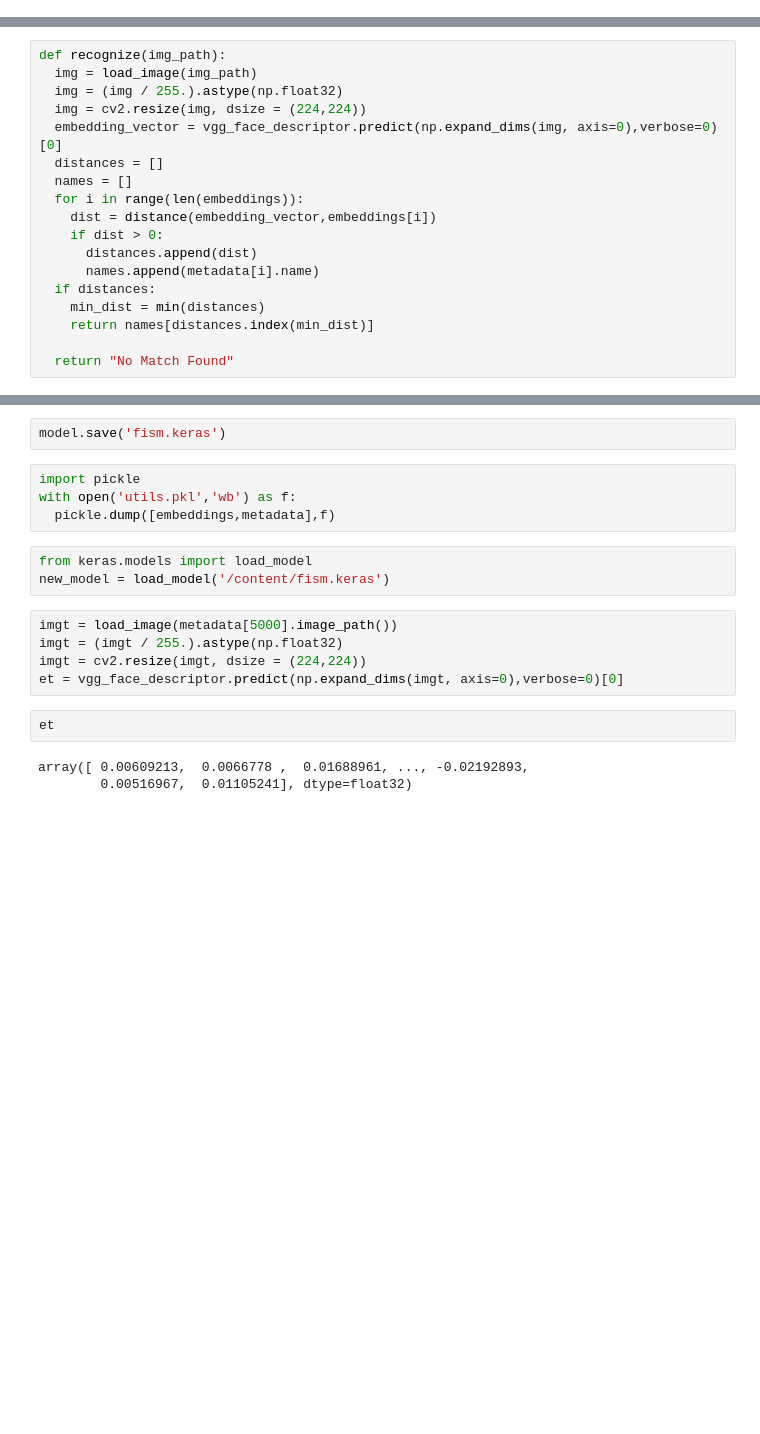
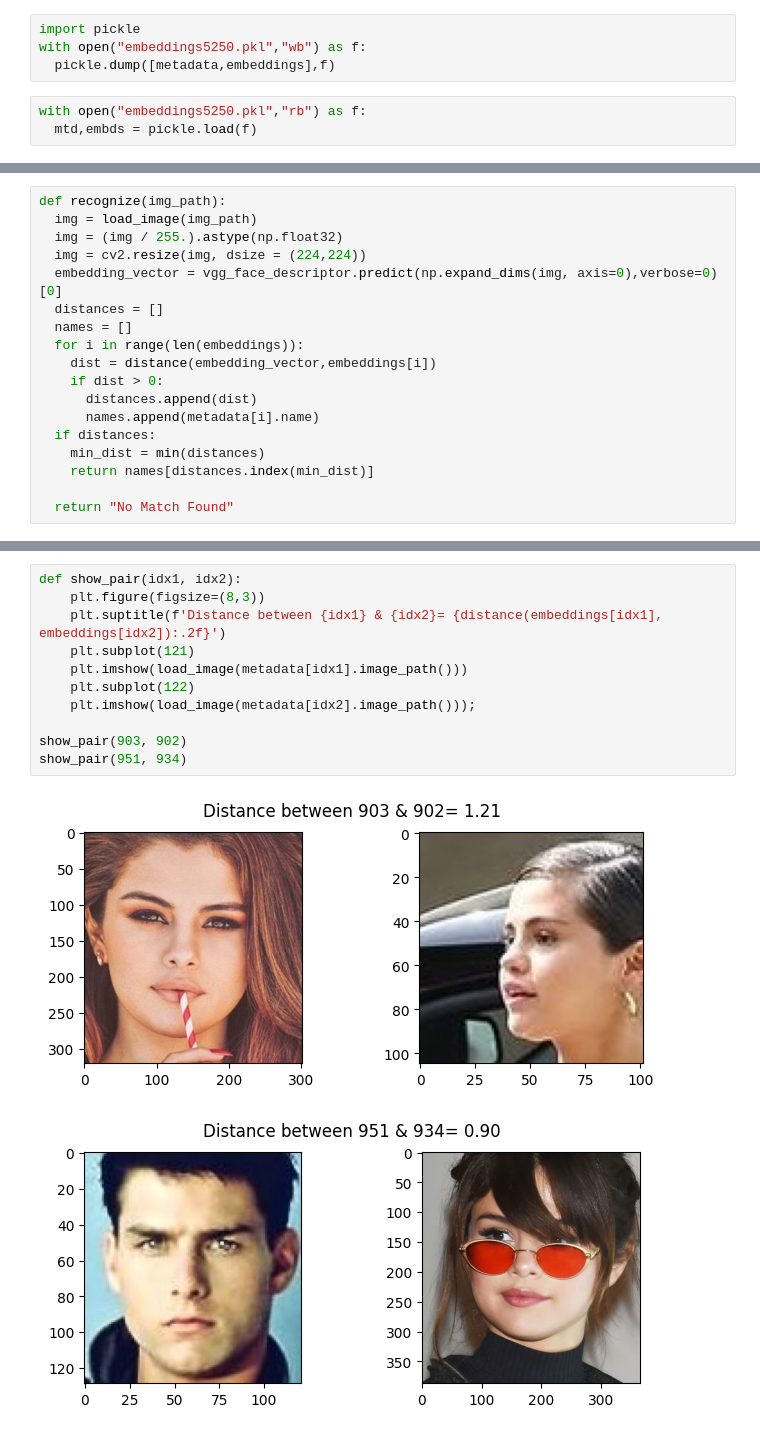
Before and after one commit to Dhruv-Limbani/Image-Similarity-Model, a Jupyter notebook: Face_Image_Similarity_Model_final_working.ipynb, the cells around one changed output, grey strips where cells are left out. Cells and saved outputs as stored; diff of their text form; blank space fills up the shorter version.

```diff
--- a/Face_Image_Similarity_Model_final_working.ipynb
+++ b/Face_Image_Similarity_Model_final_working.ipynb
@@ -211,0 +196,7 @@ def distance(emb1, emb2, threshold=0.8):
+# %%
+import pickle
+with open("embeddings5250.pkl","wb") as f:
+  pickle.dump([metadata,embeddings],f)
+# %%
+with open("embeddings5250.pkl","rb") as f:
+  mtd,embds = pickle.load(f)
@@ -234,19 +230,14 @@ pins_Amanda Crew
-# %%
-model.save('fism.keras')
-# %%
-import pickle
-with open('utils.pkl','wb') as f:
-  pickle.dump([embeddings,metadata],f)
-# %%
-from keras.models import load_model
-new_model = load_model('/content/fism.keras')
-# %%
-imgt = load_image(metadata[5000].image_path())
-imgt = (imgt / 255.).astype(np.float32)
-imgt = cv2.resize(imgt, dsize = (224,224))
-et = vgg_face_descriptor.predict(np.expand_dims(imgt, axis=0),verbose=0)[0]
-# %%
-et
-# %% [output]
-array([ 0.00609213,  0.0066778 ,  0.01688961, ..., -0.02192893,
-        0.00516967,  0.01105241], dtype=float32)
+# %%
+def show_pair(idx1, idx2):
+    plt.figure(figsize=(8,3))
+    plt.suptitle(f'Distance between {idx1} & {idx2}= {distance(embeddings[idx1], embeddings[idx2]):.2f}')
+    plt.subplot(121)
+    plt.imshow(load_image(metadata[idx1].image_path()))
+    plt.subplot(122)
+    plt.imshow(load_image(metadata[idx2].image_path()));
+
+show_pair(903, 902)
+show_pair(951, 934)
+# %% [output]
+[figure, added]
+[figure, added]
```
Also changed, not shown: parts of 30 cells of this notebook.
